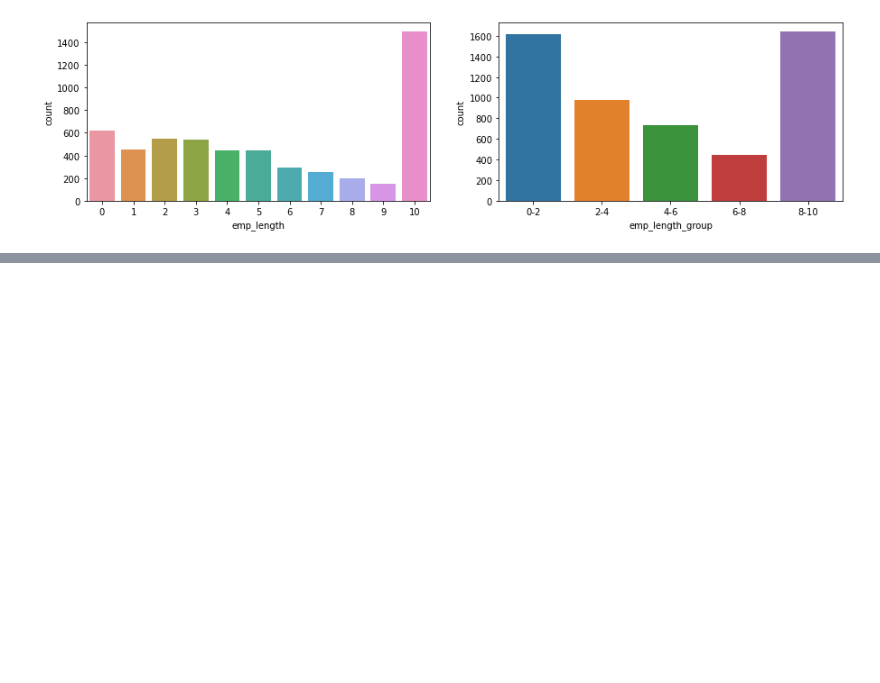
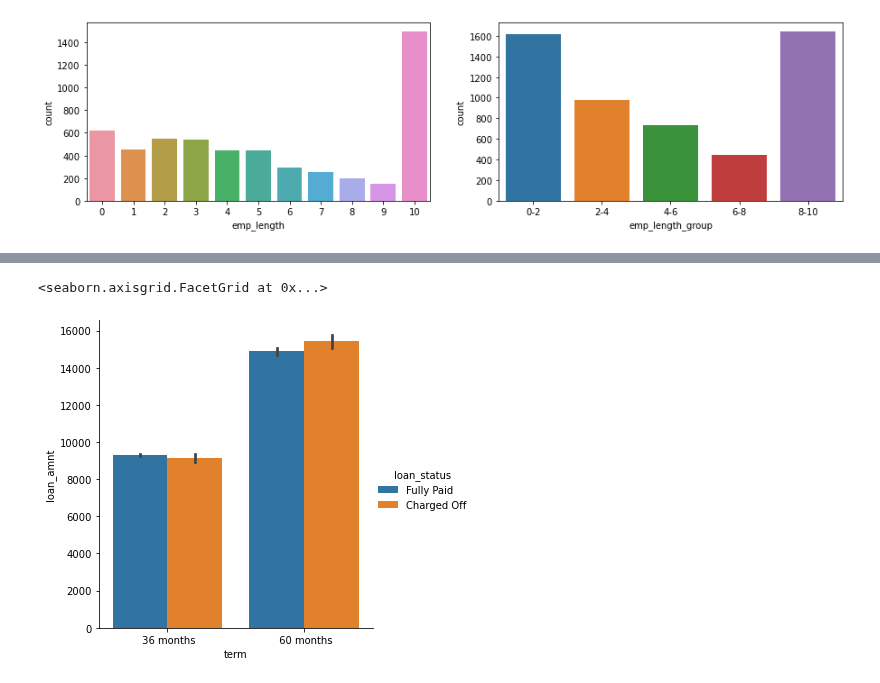
Before and after one commit to sateeshkumarj/Leanding_Club, a Jupyter notebook: leanding_club.ipynb, the cells around one changed output, grey strips where cells are left out. Saved outputs shown, nothing was run; the diff lists cells and outputs as text; code cells hidden in the pictures; blank space fills up the shorter version.

```diff
--- a/leanding_club.ipynb
+++ b/leanding_club.ipynb
@@ -322,0 +320,5 @@ loan.groupby(['term','loan_status'])['loan_status'].count().plot(legend=True)
+# %%
+sns.catplot(x = 'term', y = 'loan_amnt', data = loan,hue = 'loan_status', kind = 'bar')
+# %% [output]
+<seaborn.axisgrid.FacetGrid at 0x...>
+[figure, added]
```
Also changed, not shown: parts of 10 cells of this notebook, 1 other file.
